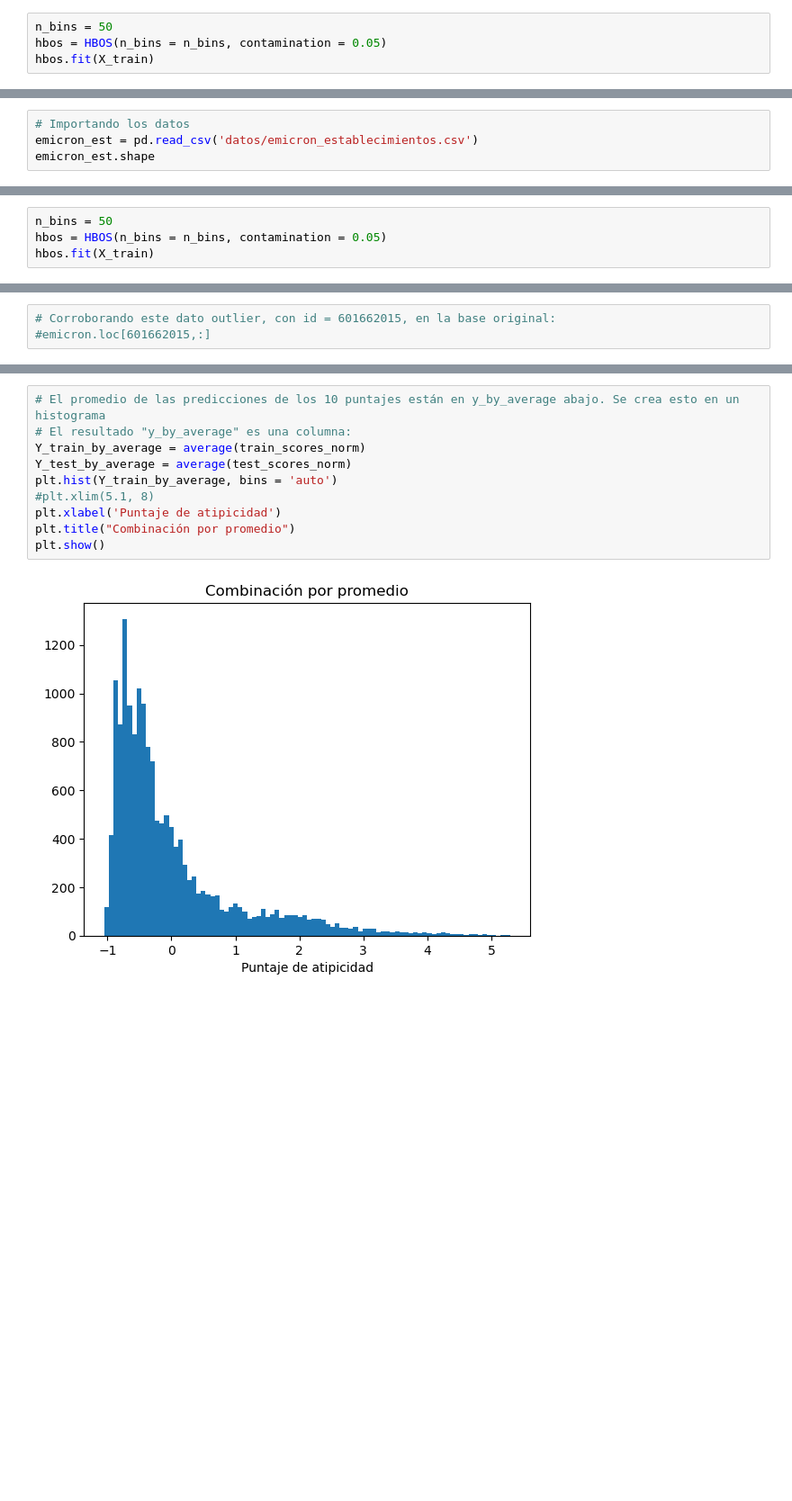
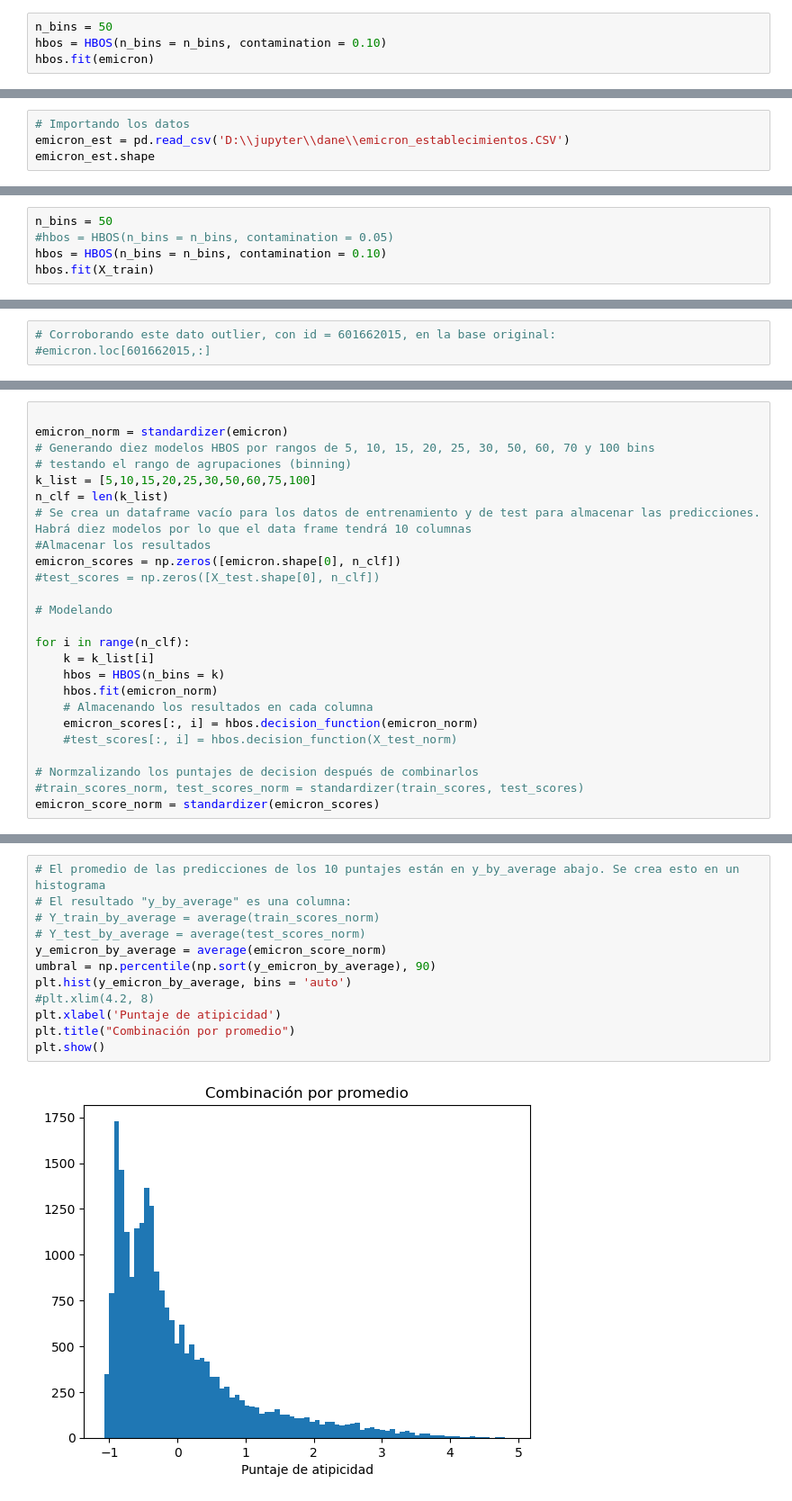
Before and after one commit to Ingenieco/dane, a Jupyter notebook: codigos_2024/HBOS_emicron.ipynb, the cells around one changed output, grey strips where cells are left out. Shown at 90% size. Drawn from its saved outputs; the diff is of its cells as text; blank space fills up the shorter version.

```diff
--- a/codigos_2024/HBOS_emicron.ipynb
+++ b/codigos_2024/HBOS_emicron.ipynb
@@ -1188,5 +1166,5 @@ plt.show()
 # %%
 n_bins = 50
-hbos = HBOS(n_bins = n_bins, contamination = 0.05)
-hbos.fit(X_train)
+hbos = HBOS(n_bins = n_bins, contamination = 0.10)
+hbos.fit(emicron)
 # %% [output]
@@ -1408,6 +1390,6 @@ Variables depuradas CENU - EMICRON
 # %%
 # Importando los datos
-emicron_est = pd.read_csv('datos/emicron_establecimientos.csv')
+emicron_est = pd.read_csv('D:\\jupyter\\dane\\emicron_establecimientos.CSV')
 emicron_est.shape
 # %% [output]
 (67071, 13)
@@ -1525,6 +1507,7 @@ plt.show()
 [figure]
 # %%
 n_bins = 50
-hbos = HBOS(n_bins = n_bins, contamination = 0.05)
+#hbos = HBOS(n_bins = n_bins, contamination = 0.05)
+hbos = HBOS(n_bins = n_bins, contamination = 0.10)
 hbos.fit(X_train)
 # %% [output]
@@ -1672 +1630,26 @@ train_scores_norm, test_scores_norm = standardizer(train_scores, test_scores)
+# %%
+
+emicron_norm = standardizer(emicron)
+# Generando diez modelos HBOS por rangos de 5, 10, 15, 20, 25, 30, 50, 60, 70 y 100 bins
+# testando el rango de agrupaciones (binning)
+k_list = [5,10,15,20,25,30,50,60,75,100]
+n_clf = len(k_list)
+# Se crea un dataframe vacío para los datos de entrenamiento y de test para almacenar las predicciones. Habrá diez modelos por lo que el data frame tendrá 10 columnas
+#Almacenar los resultados
+emicron_scores = np.zeros([emicron.shape[0], n_clf])
+#test_scores = np.zeros([X_test.shape[0], n_clf])
+
+# Modelando
+
+for i in range(n_clf):
+    k = k_list[i]
+    hbos = HBOS(n_bins = k)
+    hbos.fit(emicron_norm)
+    # Almacenando los resultados en cada columna
+    emicron_scores[:, i] = hbos.decision_function(emicron_norm)
+    #test_scores[:, i] = hbos.decision_function(X_test_norm)
+
+# Normzalizando los puntajes de decision después de combinarlos
+#train_scores_norm, test_scores_norm = standardizer(train_scores, test_scores)
+emicron_score_norm = standardizer(emicron_scores)
 # %%
@@ -1688,12 +1671,14 @@ array([[-0.35137449, -0.35137449, -0.35137449, ..., -0.35137449,
 # %%
 # El promedio de las predicciones de los 10 puntajes están en y_by_average abajo. Se crea esto en un histograma
 # El resultado "y_by_average" es una columna:
-Y_train_by_average = average(train_scores_norm)
-Y_test_by_average = average(test_scores_norm)
-plt.hist(Y_train_by_average, bins = 'auto')
-#plt.xlim(5.1, 8)
+# Y_train_by_average = average(train_scores_norm)
+# Y_test_by_average = average(test_scores_norm)
+y_emicron_by_average = average(emicron_score_norm)
+umbral = np.percentile(np.sort(y_emicron_by_average), 90)
+plt.hist(y_emicron_by_average, bins = 'auto')
+#plt.xlim(4.2, 8)
 plt.xlabel('Puntaje de atipicidad')
 plt.title("Combinación por promedio")
 plt.show()
 # %% [output]
-[figure, old version]
+[figure, new version]
```
Also changed, not shown: parts of 53 cells of this notebook, 2 other files.
